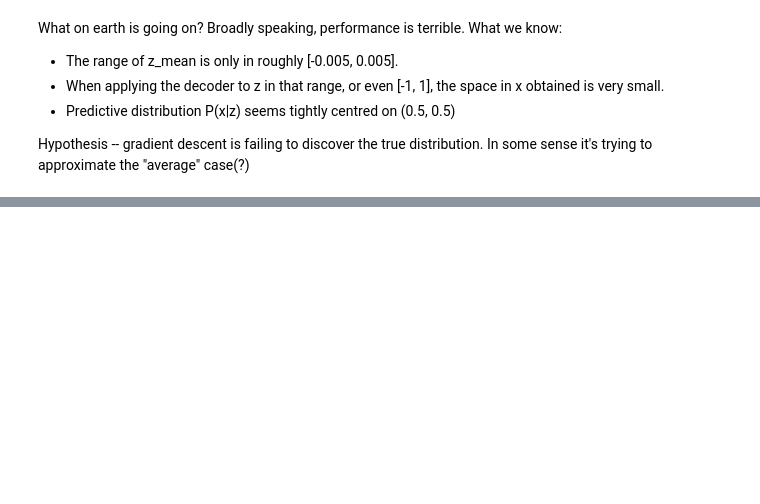
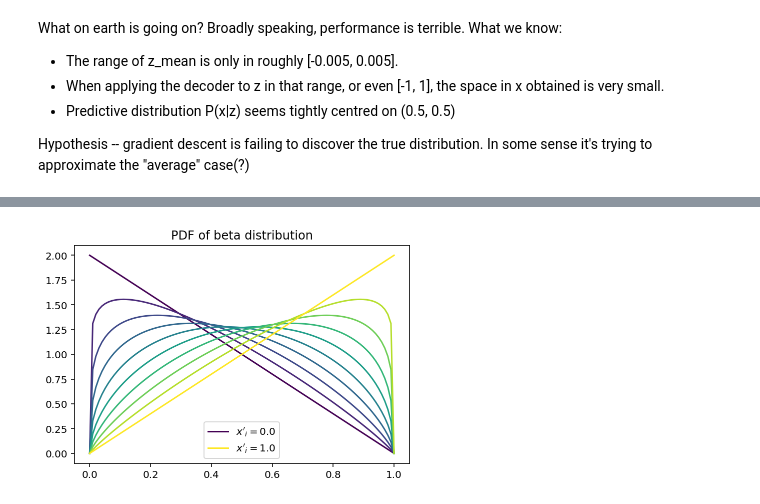
Before and after one commit to tpgillam/notebooks, a Jupyter notebook: manifold_variational_autoencoders.ipynb, the cells around one changed output, grey strips where cells are left out. Saved outputs shown, nothing was run; the diff lists cells and outputs as text; code cells hidden in the pictures; blank space fills up the shorter version.

```diff
--- a/manifold_variational_autoencoders.ipynb
+++ b/manifold_variational_autoencoders.ipynb
@@ -304,0 +356,27 @@ Hypothesis -- gradient descent is failing to discover the true distribution. In
+# %%
+from scipy.stats import beta
+
+from matplotlib.cm import ScalarMappable
+from matplotlib.colors import Normalize
+
+mappable = ScalarMappable(norm=Normalize(0, 1), cmap='viridis')
+
+x = np.linspace(0, 1, 100)
+for i, xi in enumerate(np.linspace(0, 1, 10)):
+    # Only show the label for the first and last lines
+    show_label = xi == 0 or xi == 1
+
+    a = 1 + xi
+    b = 2 - xi
+    y = beta.pdf(x, a, b)
+    color = mappable.to_rgba(xi)
+    if show_label:
+        label = "$x'_i = {}$".format(xi)
+        plt.plot(x, y, color=color, label=label)
+    else:
+        plt.plot(x, y, color=color)
+
+plt.title('PDF of beta distribution')
+plt.legend();
+# %% [output]
+[figure, added]
```
Also changed, not shown: parts of 23 cells of this notebook.
